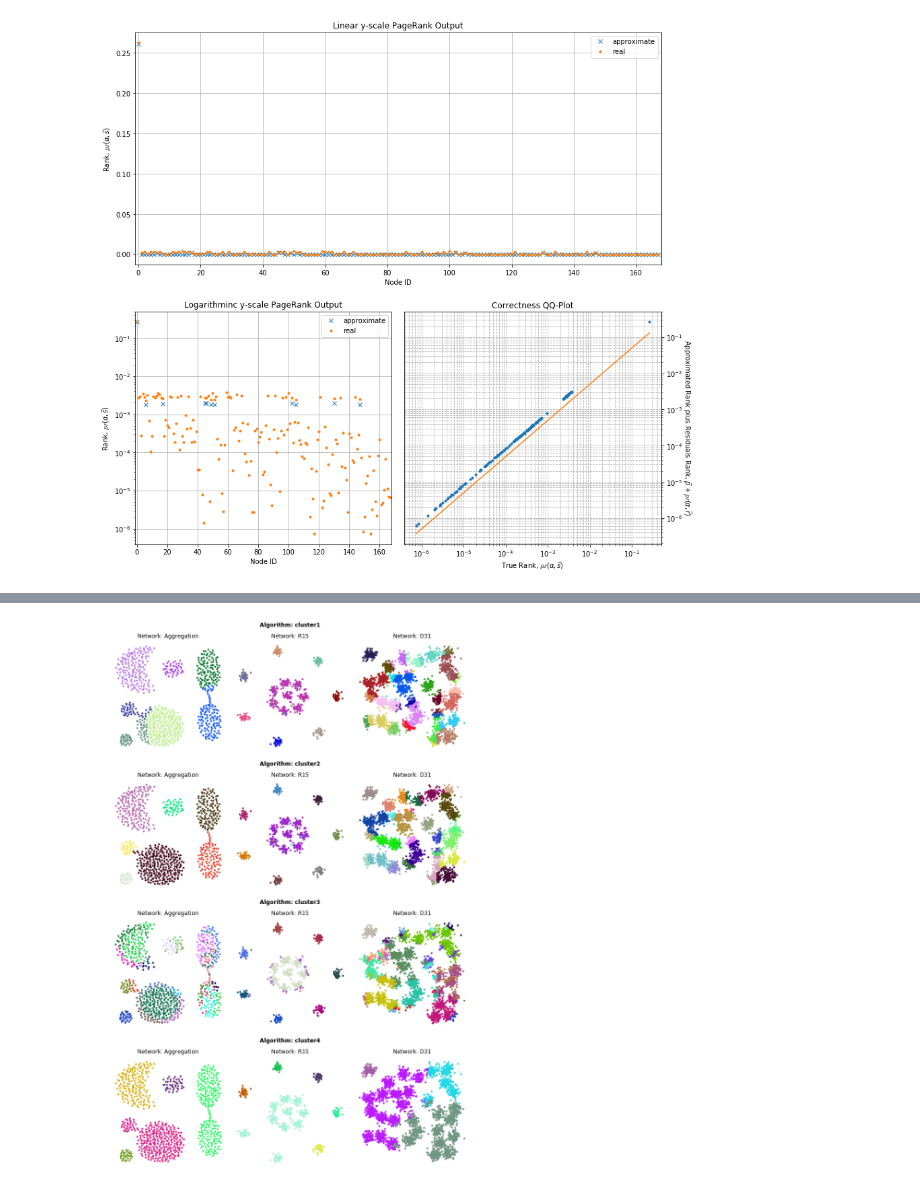
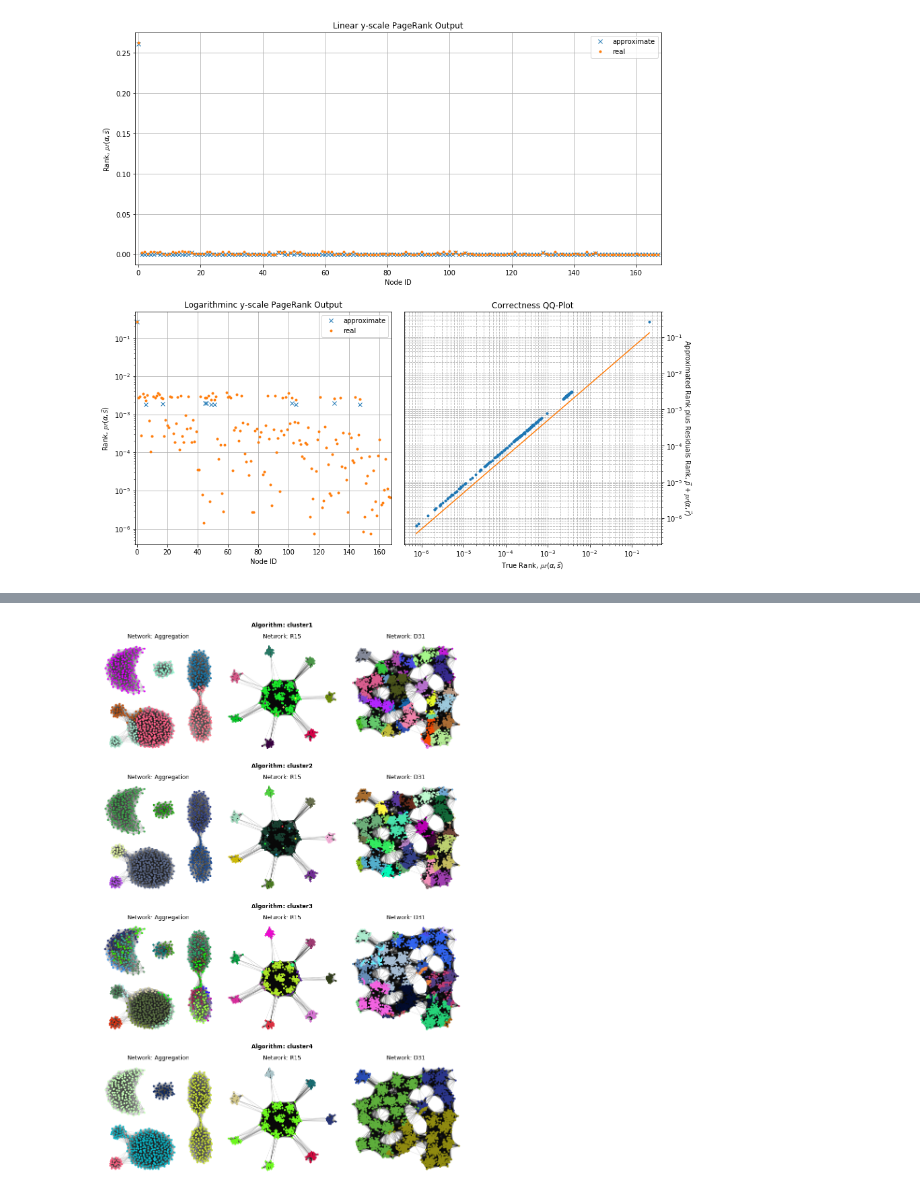
Before and after one commit to barbafrank/LCP_projects_Y2, a Jupyter notebook: HLP_Project/Project.ipynb, the cells around one changed output, grey strips where cells are left out. Cells and saved outputs as stored; diff of their text form; code cells hidden in the pictures.

Commit message:
add transparency to network plots

```diff
--- a/HLP_Project/Project.ipynb
+++ b/HLP_Project/Project.ipynb
@@ -298,32 +298,33 @@ for name in names:
 # %%
 # create the figure for the plot
 f = plt.figure(figsize=(14, 21))
 
 # create major subplots
 gs0 = gridspec.GridSpec(4, 1, figure=f, hspace=.25)
 
 # further split the second row
 gs00 = [gridspec.GridSpecFromSubplotSpec(1, 3, subplot_spec=gs, wspace=0.05) for gs in gs0]
 
 # iterate over the results and plt them
 for i, algorithm_name in enumerate(algorithm_names):
     ax0 = f.add_subplot(gs0[i])
     ax0.set_title("Algorithm: " + algorithm_name, pad=30, fontweight="bold")
     ax0.axis("off")
 
     # perform the clustering and plot results
     for j, name in enumerate(names):
         ax00 = f.add_subplot(gs00[i][j])
         ax00.set_title("Network: " + name)
         ax00.axis("off")
         plotNetworkClusters(
             datasets[name]["A_mat"],
             list(computed_clusters[algorithm_name][name]),
             node_size=10,
-            draw_edges=False,
+            draw_edges=True,
+            alpha=0.1,
             pos=datasets[name]["positions"],
             cbar=False,
             ax=ax00
         )
 # %% [output]
-[figure, old version]
+[figure, new version]
```
Also changed, not shown: parts of 3 cells of this notebook, 3 other files.
